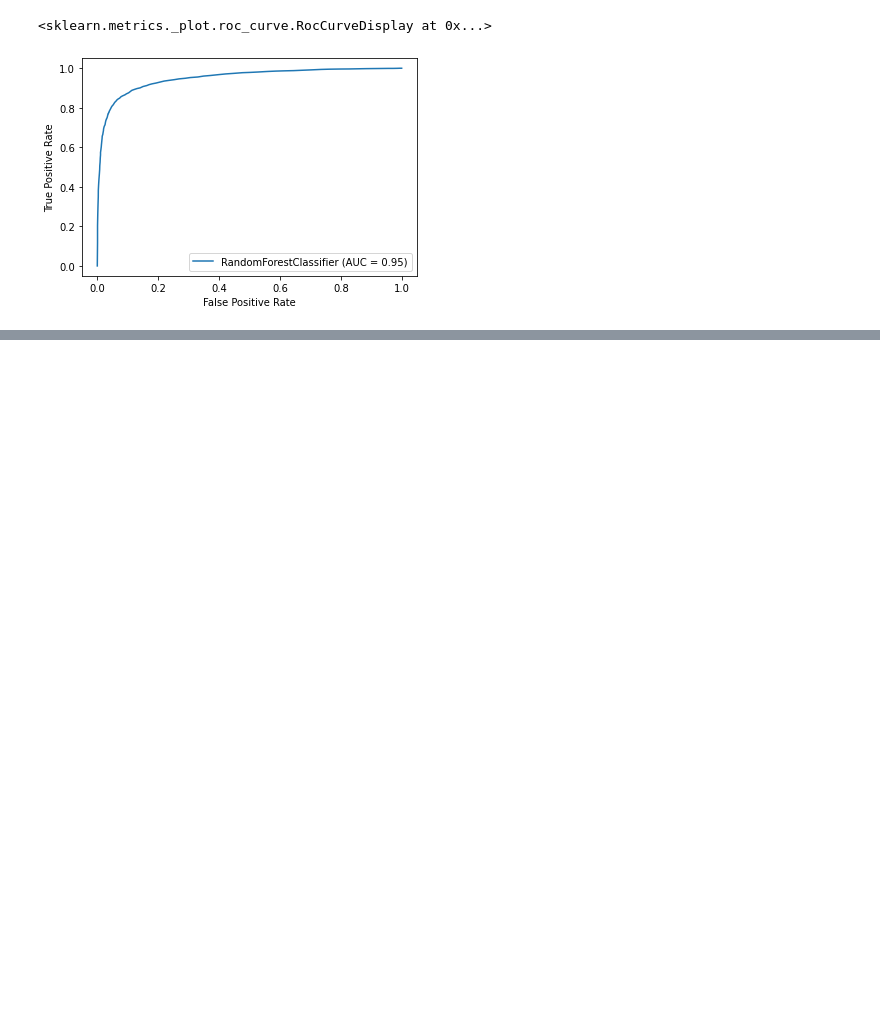
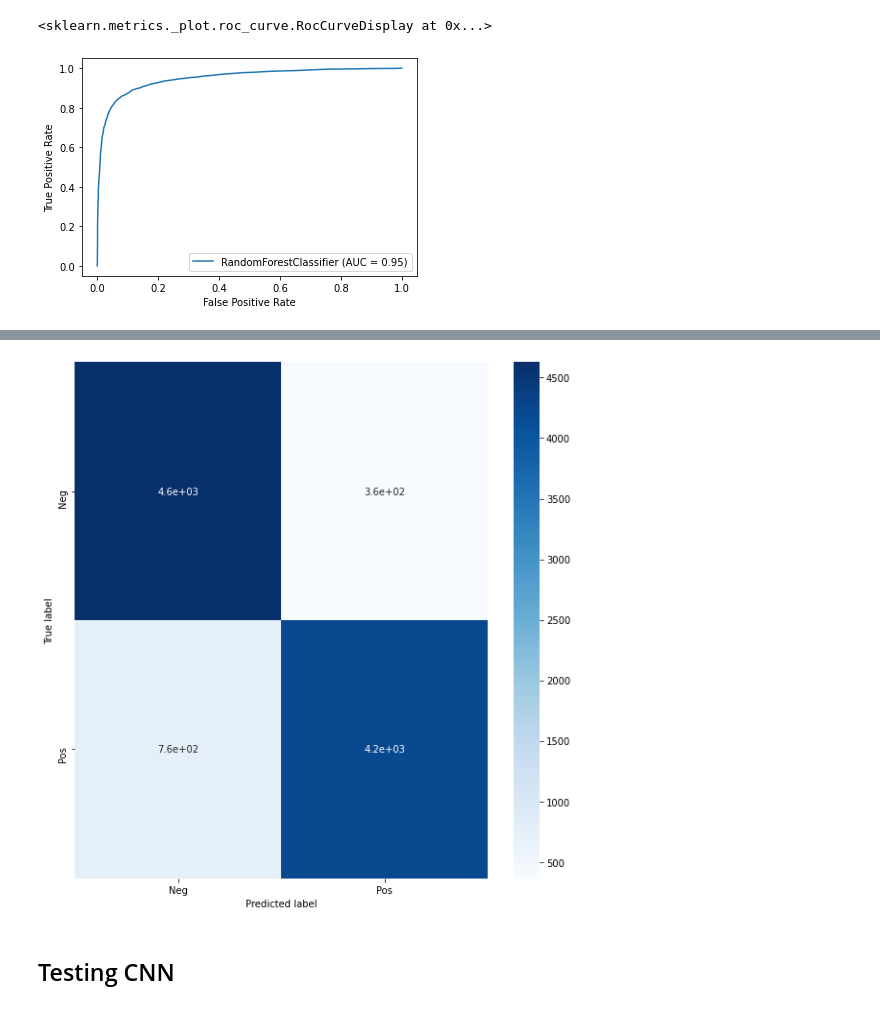
Before and after one commit to Shkev/Sars-CoV-2-NSP-Predictions, a Jupyter notebook: machine_learning_training.ipynb, the cells around one changed output, grey strips where cells are left out. Drawn from its saved outputs; the diff is of its cells as text; code cells hidden in the pictures; blank space fills up the shorter version.

```diff
--- a/machine_learning_training.ipynb
+++ b/machine_learning_training.ipynb
@@ -391,0 +628,21 @@ model2 = keras.models.load_model('/gdrive/My Drive/Colab Notebooks/REHS/models/m
+# %%
+def create_confusion_matrix(model, test_features, test_labels, save_file=None):
+  test_pred = model.predict(test_features)
+  rounded_test_pred = np.where(test_pred > 0.97, 1, 0) # rounded outputs based on threshold
+
+  con_mat = tf.math.confusion_matrix(labels=test_labels, predictions=rounded_test_pred).numpy()
+
+  con_mat_df = pd.DataFrame(con_mat,
+                      index = ['Neg', 'Pos'],
+                      columns = ['Neg', 'Pos'])
+
+  # plotting the matrix
+  figure = plt.figure(figsize=(8, 8))
+  sns.heatmap(con_mat_df, annot=True, cmap=plt.cm.Blues)
+  plt.tight_layout()
+  plt.ylabel('True label')
+  plt.xlabel('Predicted label')
+  if save_file is not None:
+    plt.savefig(save_file)
+  else:
+    plt.show()
@@ -410,0 +683,3 @@ Test acc: 0.8876866102218628
+# %%
+create_confusion_matrix(forest, test_dataset, test_labels, save_file='confMat_randomForest_thresh97.svg')
+# %% [output]
@@ -411,3 +689,6 @@ Test acc: 0.8876866102218628
+[figure, added]
+# %% [markdown]
+## Testing CNN
 # %%
 # CNN (model 2) metrics
 test_metrics2 = model2.evaluate(reshape_cnn_data(test_dataset), test_labels)
```
Also changed, not shown: parts of 59 cells of this notebook.
